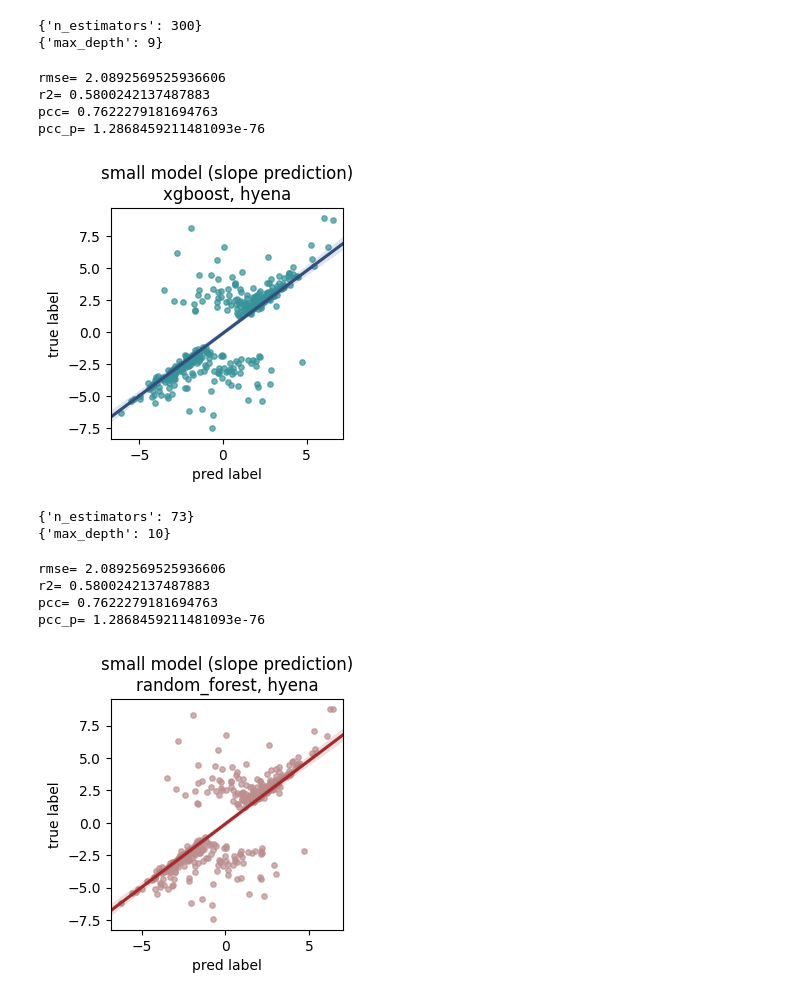
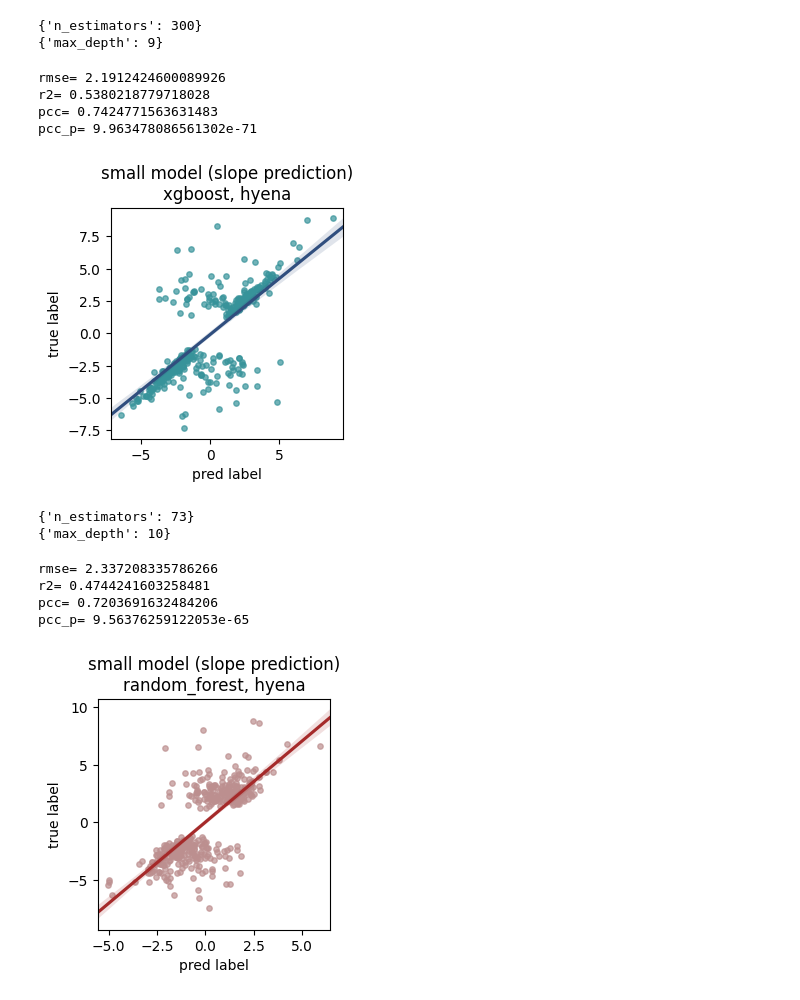
Before and after one commit to Liuzhe30/Methven, a Jupyter notebook: experiment/12-language-model-evaluation/comparison_hyena.ipynb, the cells around one changed output. Drawn from its saved outputs; the diff is of its cells as text; code cells hidden in the pictures.

```diff
--- a/experiment/12-language-model-evaluation/comparison_hyena.ipynb
+++ b/experiment/12-language-model-evaluation/comparison_hyena.ipynb
@@ -156,10 +156,10 @@ print(gs.best_params_)
 import xgboost as xgb
 
 model = model_list[1]
-clf_lgb = lgb.LGBMRegressor(max_depth=9, num_leaves=300)
-clf_lgb.fit(X_train,Y_train)
+clf_xgb = xgb.XGBRegressor(n_estimators=300,  max_depth=9) # from grid search
+clf_xgb.fit(X_train,Y_train)
 
-y_pred = clf_lgb.predict(X_test)
+y_pred = clf_xgb.predict(X_test)
 
 rmse = np.sqrt(mean_squared_error(Y_test, y_pred))
 r2 = r2_score(Y_test, y_pred)
@@ -181,11 +181,11 @@ plt.title('small model (slope prediction)\n' + model + ', ' + embedding)
 plt.savefig(image_path + 'cm-small-slope-' + model + '-' + embedding + '.png',dpi=300, bbox_inches = 'tight')
 plt.show()
 # %% [output]
-rmse= 2.0892569525936606
-r2= 0.5800242137487883
-pcc= 0.7622279181694763
-pcc_p= 1.2868459211481093e-76
+rmse= 2.1912424600089926
+r2= 0.5380218779718028
+pcc= 0.7424771563631483
+pcc_p= 9.963478086561302e-71
-[figure, old version]
+[figure, new version]
 # %%
 from sklearn.ensemble import RandomForestRegressor
 from sklearn.model_selection import GridSearchCV
@@ -211,34 +211,34 @@ print(grid.best_params_)
 # %%
 model = model_list[2]
 
 from sklearn.ensemble import RandomForestRegressor
 clf_rf = RandomForestRegressor(n_estimators=73, max_depth=10)
 clf_rf.fit(X_train,Y_train)
 
-y_pred = clf_lgb.predict(X_test)
+y_pred = clf_rf.predict(X_test)
 
 rmse = np.sqrt(mean_squared_error(Y_test, y_pred))
 r2 = r2_score(Y_test, y_pred)
 pcc = pearsonr(Y_test, y_pred)[0]
 pcc_p = pearsonr(Y_test, y_pred)[1]
 
 print('rmse=',rmse)
 print('r2=',r2)
 print('pcc=',pcc)
 print('pcc_p=',pcc_p)
 
 ax = plt.subplots(figsize=(3,3))
 plt.ylabel("true label")
 plt.xlabel("pred label")
 sns.regplot(x=y_pred,y=Y_test,x_jitter = 0.15,y_jitter = 0.15,
             scatter_kws = {'color':'#BC8F8F','alpha':0.7,'s':15}, line_kws={"color": "#A52A2A"},truncate=False)
 plt.title('small model (slope prediction)\n' + model + ', ' + embedding)
 
 plt.savefig(image_path + 'cm-small-slope-' + model + '-' + embedding + '.png',dpi=300, bbox_inches = 'tight')
 plt.show()
 # %% [output]
-rmse= 2.0892569525936606
-r2= 0.5800242137487883
-pcc= 0.7622279181694763
-pcc_p= 1.2868459211481093e-76
+rmse= 2.337208335786266
+r2= 0.4744241603258481
+pcc= 0.7203691632484206
+pcc_p= 9.56376259122053e-65
-[figure, old version]
+[figure, new version]
```
Also changed, not shown: 2 other files.
